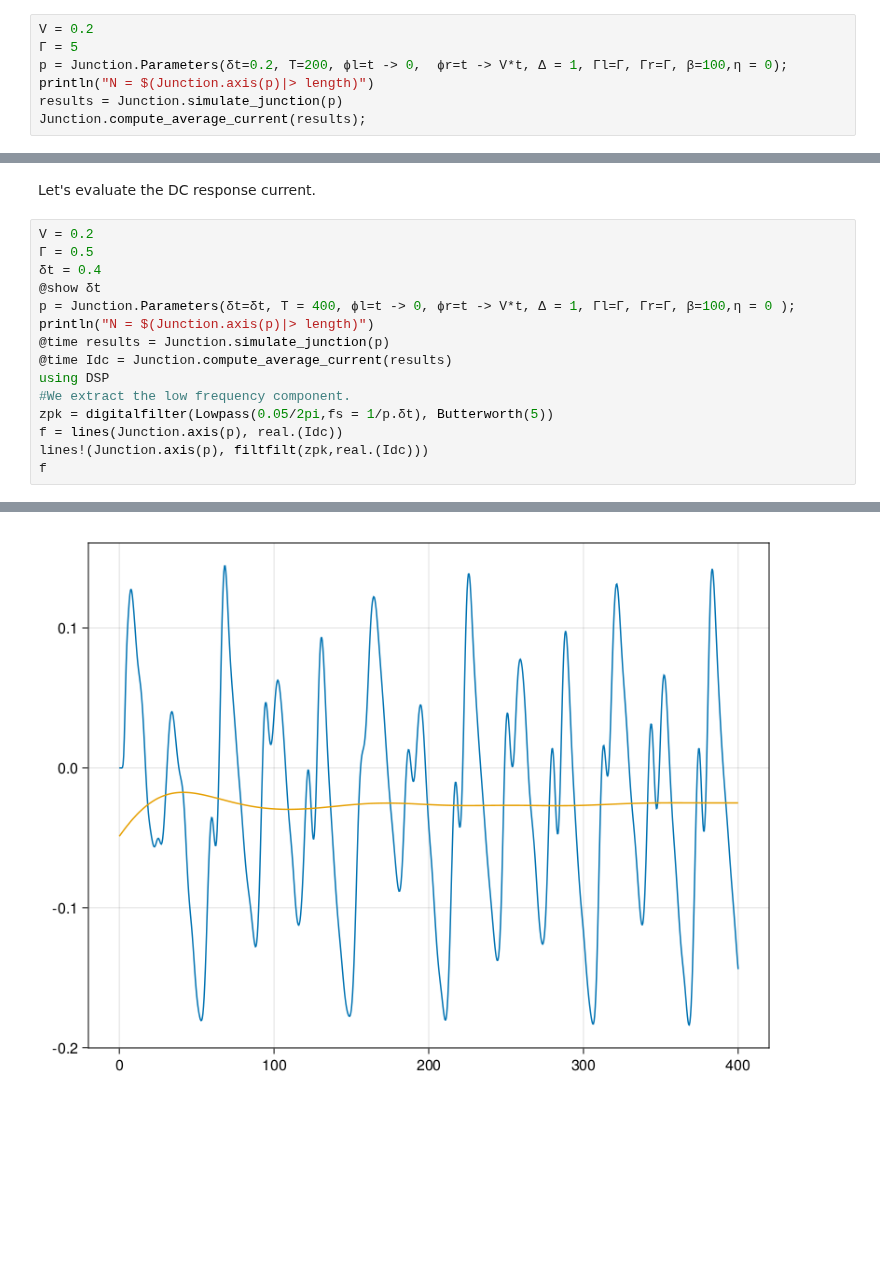
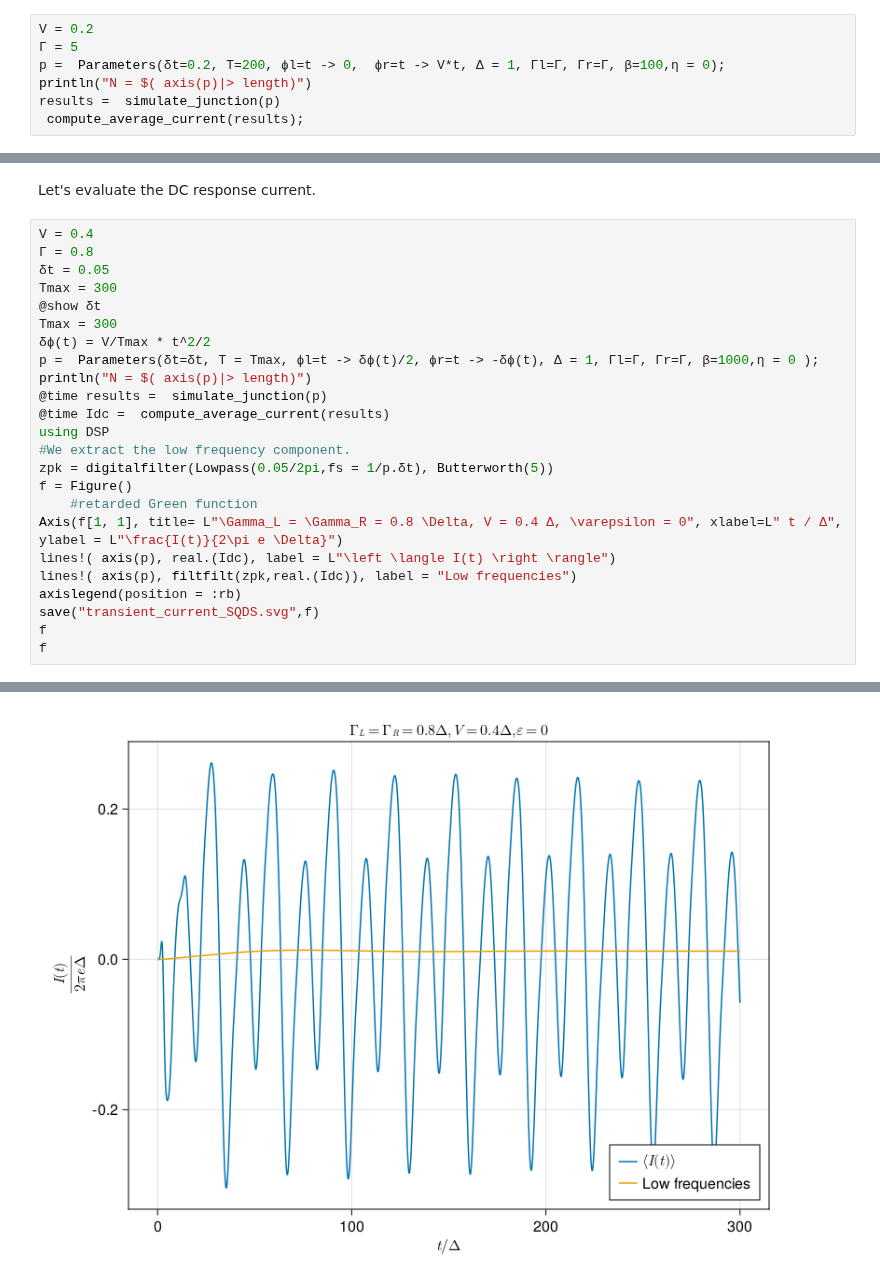
Before and after one commit to BaptisteLamic/NonEquilibriumGreenFunction.jl, a Jupyter notebook: examples/SQDS_junction.ipynb, the cells around one changed output, grey strips where cells are left out. Saved outputs shown, nothing was run; the diff lists cells and outputs as text; blank space fills up the shorter version.

```diff
--- a/examples/SQDS_junction.ipynb
+++ b/examples/SQDS_junction.ipynb
@@ -216,10 +255,10 @@ Main.Junction
 # %%
 V = 0.2
 Γ = 5
-p = Junction.Parameters(δt=0.2, T=200, ϕl=t -> 0,  ϕr=t -> V*t, Δ = 1, Γl=Γ, Γr=Γ, β=100,η = 0);
-println("N = $(Junction.axis(p)|> length)")
-results = Junction.simulate_junction(p)
-Junction.compute_average_current(results);
+p =  Parameters(δt=0.2, T=200, ϕl=t -> 0,  ϕr=t -> V*t, Δ = 1, Γl=Γ, Γr=Γ, β=100,η = 0);
+println("N = $( axis(p)|> length)")
+results =  simulate_junction(p)
+ compute_average_current(results);
 # %% [output]
 N = 1001
 # %%
@@ -295,18 +346,27 @@ end
 # %% [markdown]
 Let's evaluate the DC response current.
 # %%
-V = 0.2
-Γ = 0.5
-δt = 0.4
+V = 0.4
+Γ = 0.8
+δt = 0.05
+Tmax = 300
 @show δt
-p = Junction.Parameters(δt=δt, T = 400, ϕl=t -> 0, ϕr=t -> V*t, Δ = 1, Γl=Γ, Γr=Γ, β=100,η = 0 );
-println("N = $(Junction.axis(p)|> length)")
-@time results = Junction.simulate_junction(p)
-@time Idc = Junction.compute_average_current(results)
+Tmax = 300
+δϕ(t) = V/Tmax * t^2/2
+p =  Parameters(δt=δt, T = Tmax, ϕl=t -> δϕ(t)/2, ϕr=t -> -δϕ(t), Δ = 1, Γl=Γ, Γr=Γ, β=1000,η = 0 );
+println("N = $( axis(p)|> length)")
+@time results =  simulate_junction(p)
+@time Idc =  compute_average_current(results)
 using DSP
 #We extract the low frequency component.
 zpk = digitalfilter(Lowpass(0.05/2pi,fs = 1/p.δt), Butterworth(5))
-f = lines(Junction.axis(p), real.(Idc))
-lines!(Junction.axis(p), filtfilt(zpk,real.(Idc)))
+f = Figure()
+    #retarded Green function
+Axis(f[1, 1], title= L"\Gamma_L = \Gamma_R = 0.8 \Delta, V = 0.4 Δ, \varepsilon = 0", xlabel=L" t / Δ", ylabel = L"\frac{I(t)}{2\pi e \Delta}")
+lines!( axis(p), real.(Idc), label = L"\left \langle I(t) \right \rangle")
+lines!( axis(p), filtfilt(zpk,real.(Idc)), label = "Low frequencies")
+axislegend(position = :rb)
+save("transient_current_SQDS.svg",f)
 f
+f
 # %% [output]
@@ -317 +377 @@ N = 1001
-[figure, old version]
+[figure, new version]
```
Also changed, not shown: parts of 36 cells of this notebook, 5 other files.
